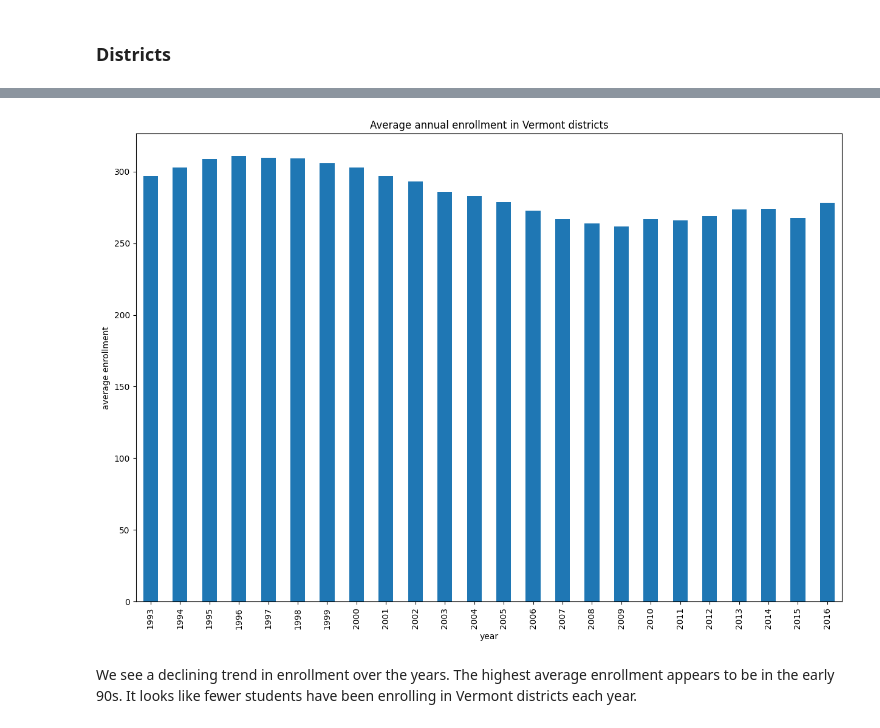
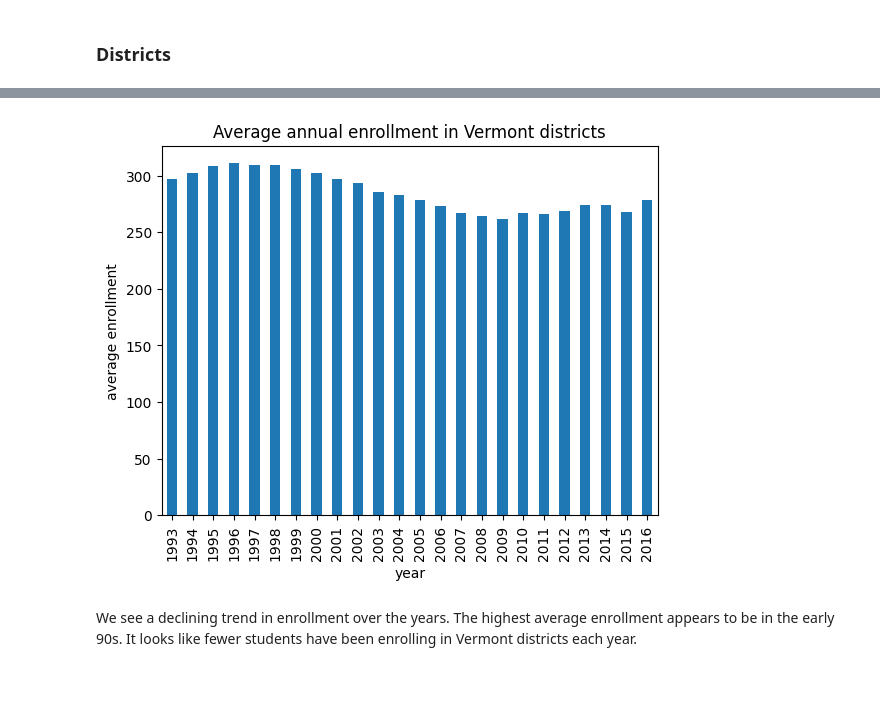
Before and after one commit to evia-g/hackathon_dec_2023, a Jupyter notebook: us_education_finances_analysis.ipynb, the cells around one changed output, grey strips where cells are left out. Cells and saved outputs as stored; diff of their text form; code cells hidden in the pictures; blank space fills up the shorter version.

```diff
--- a/us_education_finances_analysis.ipynb
+++ b/us_education_finances_analysis.ipynb
@@ -924,11 +881,11 @@ v_districts=districts.query('STATE=="Vermont"')
 # %%
 # grouping the data of Vermont districts by year and calculating the average enrollment for each year,
 # plotting a bar plot
-v_districts.groupby('YRDATA')['ENROLL'].mean().plot(kind="bar",figsize=(15,10))
+v_districts.groupby('YRDATA')['ENROLL'].mean().plot(kind="bar")
 plt.title("Average annual enrollment in Vermont districts")
 plt.xlabel("year")
 plt.ylabel("average enrollment");
 # %% [output]
-[figure, old version]
+[figure, new version]
 # %% [markdown]
 We see a declining trend in enrollment over the years. The highest average enrollment appears to be in the early 90s. It looks like fewer students have been enrolling in Vermont districts each year.
```
Also changed, not shown: parts of 24 cells of this notebook.
